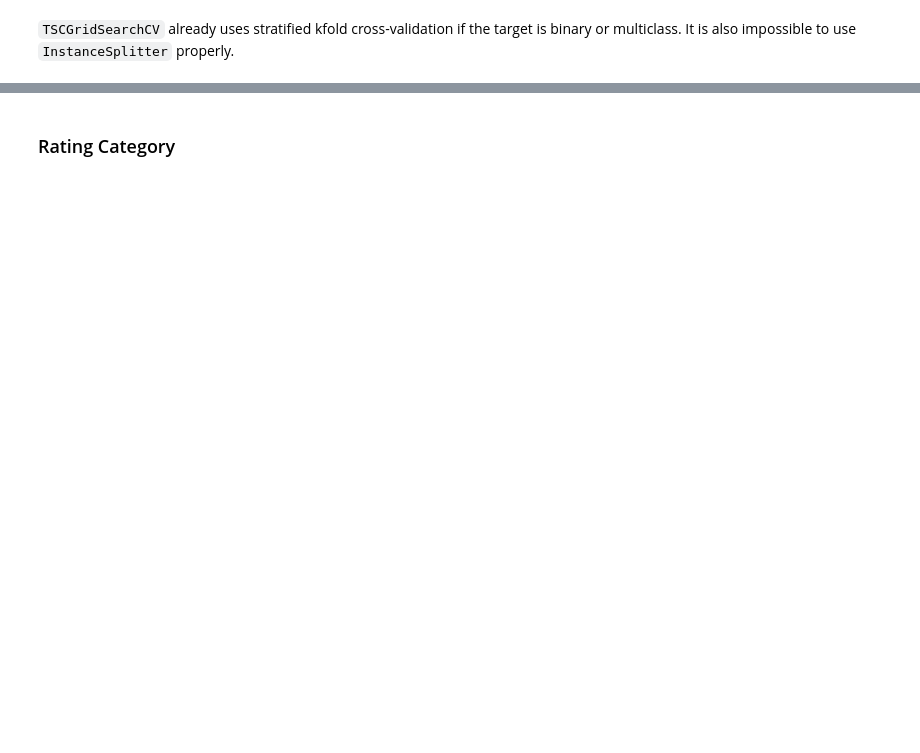
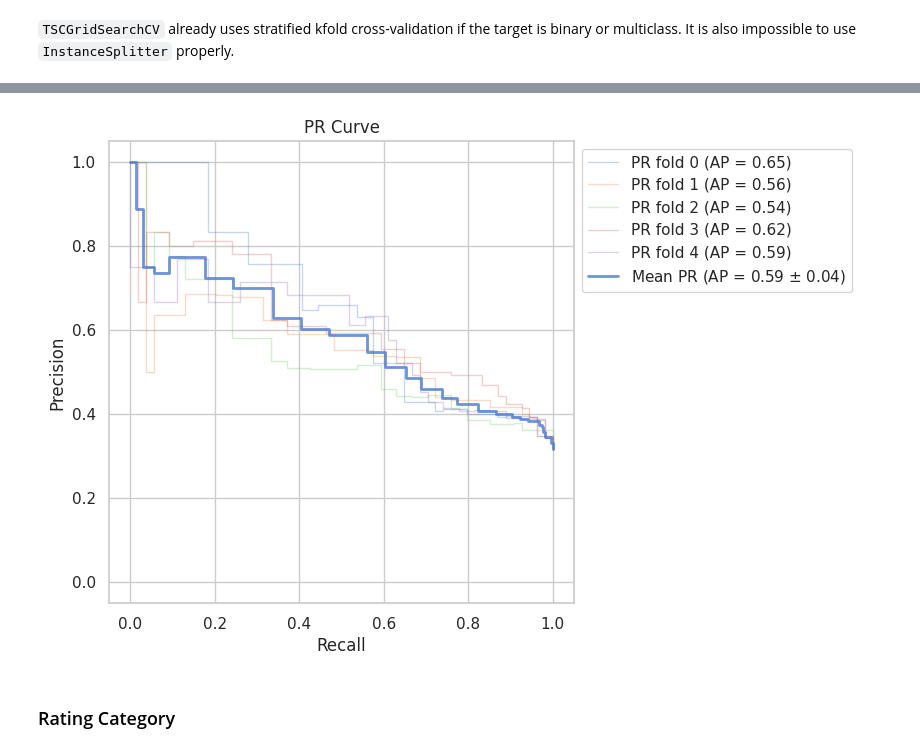
Before and after one commit to g-fabiani4-unipi/dm2_project, a Jupyter notebook: src/time_series/knn.ipynb, the cells around one changed output, grey strips where cells are left out. Drawn from its saved outputs; the diff is of its cells as text; code cells hidden in the pictures; blank space fills up the shorter version.

```diff
--- a/src/time_series/knn.ipynb
+++ b/src/time_series/knn.ipynb
@@ -120,0 +130,4 @@ action_shape_knn = grid.best_estimator_
+# %%
+cv_results = cross_validate(grid.best_estimator_, train_X, train_y, n_jobs=-1,
+                            scoring=('f1', 'precision', 'recall', 'average_precision'),
+                            return_estimator=True, return_indices=True)
@@ -120,0 +141,4 @@ action_shape_knn = grid.best_estimator_
+# %%
+draw_pr_curve_from_cv_results(cv_results, train_X, train_y)
+# %% [output]
+[figure, added]
```
Also changed, not shown: parts of 89 cells of this notebook.
